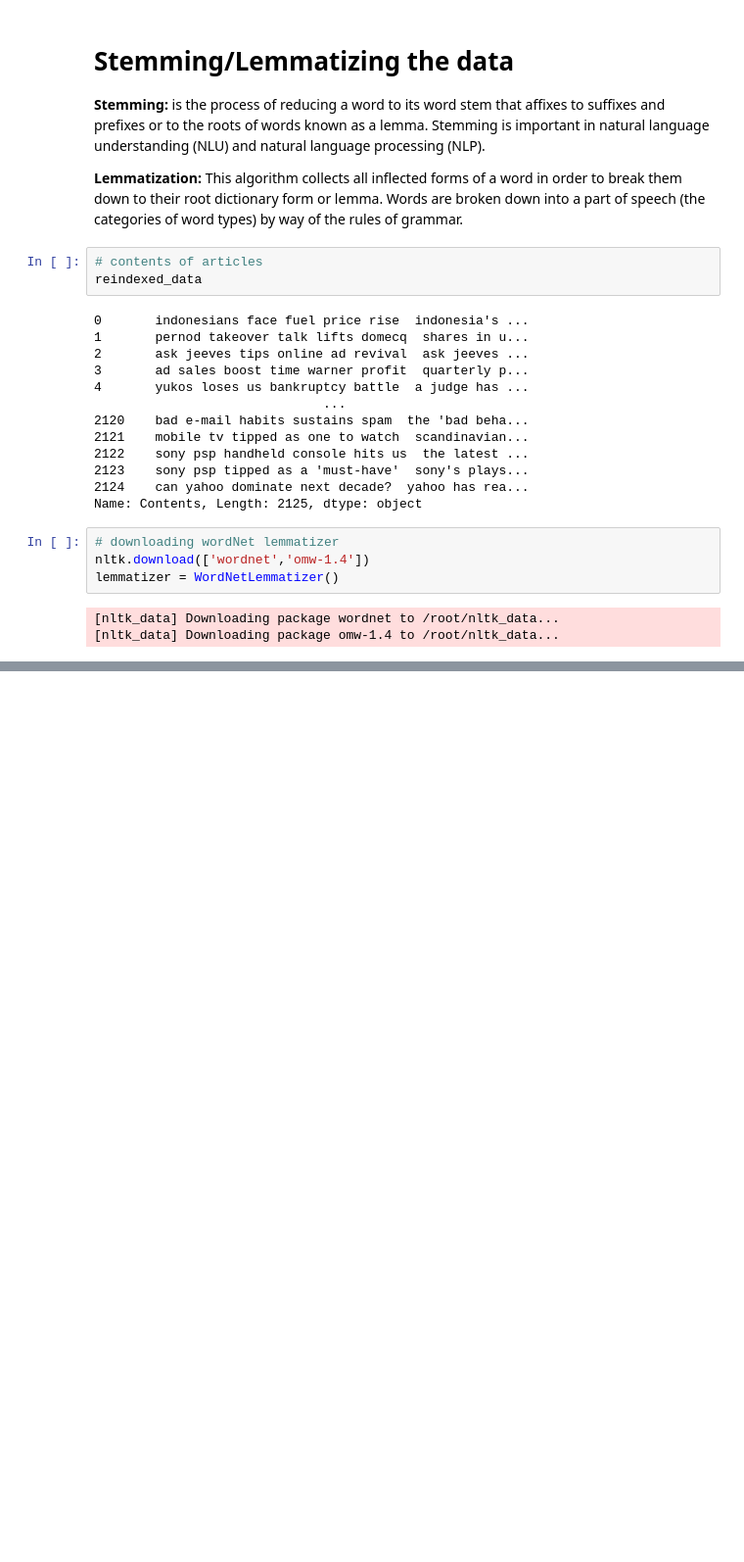
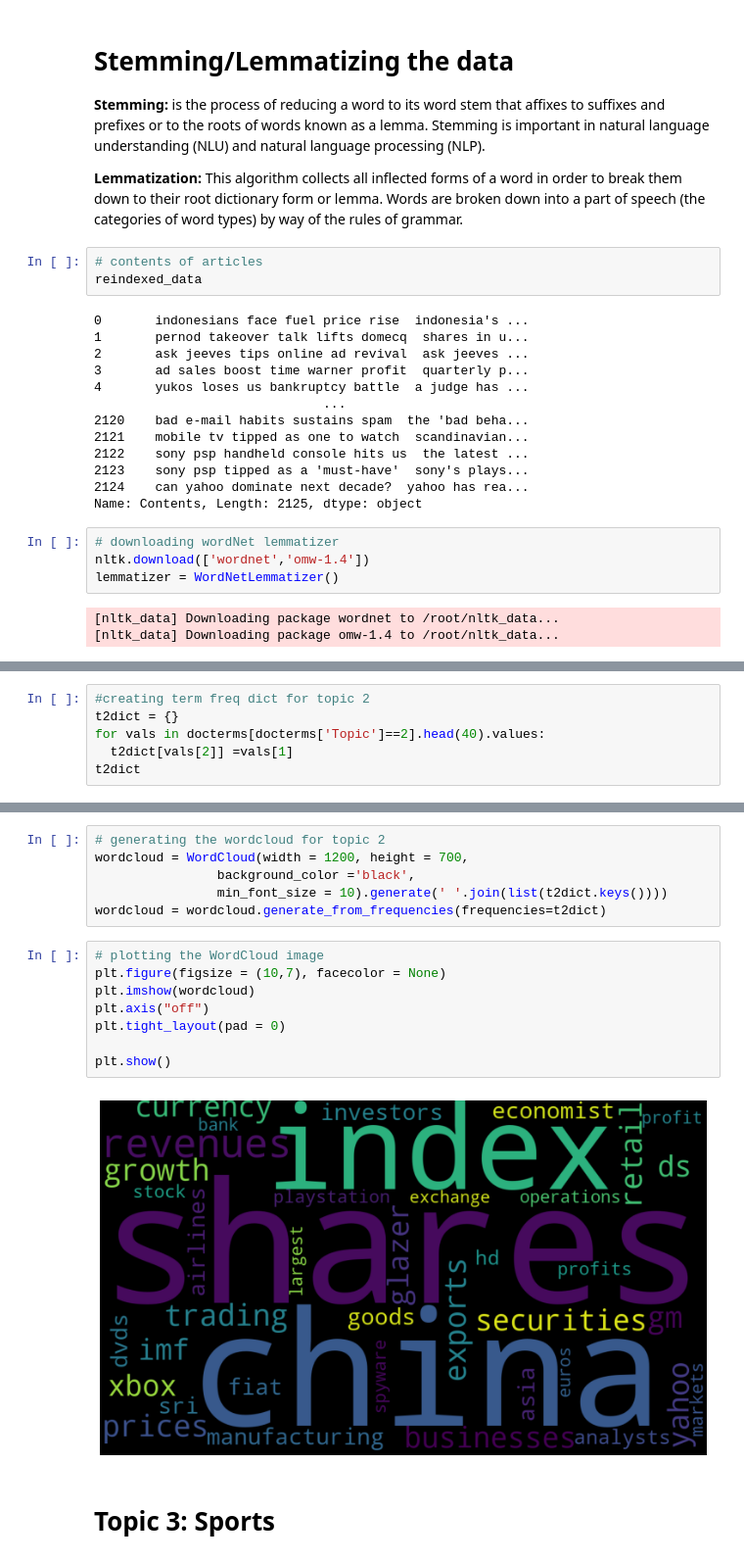
Before and after one commit to kunikagupta27/Topic-Modelling-on-News-Article, a Jupyter notebook: Topic_Modelling_on_News_Article.ipynb, the cells around one changed output, grey strips where cells are left out. Shown at 98% size. Saved outputs shown, nothing was run; the diff lists cells and outputs as text; blank space fills up the shorter version.

```diff
--- a/Topic_Modelling_on_News_Article.ipynb
+++ b/Topic_Modelling_on_News_Article.ipynb
@@ -419,0 +680,6 @@ lemmatizer = WordNetLemmatizer()
+# %%
+#creating term freq dict for topic 2
+t2dict = {}
+for vals in docterms[docterms['Topic']==2].head(40).values:
+  t2dict[vals[2]] =vals[1]
+t2dict
@@ -419,0 +704,18 @@ lemmatizer = WordNetLemmatizer()
+# %%
+# generating the wordcloud for topic 2
+wordcloud = WordCloud(width = 1200, height = 700,
+                background_color ='black',
+                min_font_size = 10).generate(' '.join(list(t2dict.keys())))
+wordcloud = wordcloud.generate_from_frequencies(frequencies=t2dict)
+# %%
+# plotting the WordCloud image
+plt.figure(figsize = (10,7), facecolor = None)
+plt.imshow(wordcloud)
+plt.axis("off")
+plt.tight_layout(pad = 0)
+
+plt.show()
+# %% [output]
+[figure, added]
+# %% [markdown]
+# **Topic 3: Sports**
```
Also changed, not shown: parts of 46 cells of this notebook.
